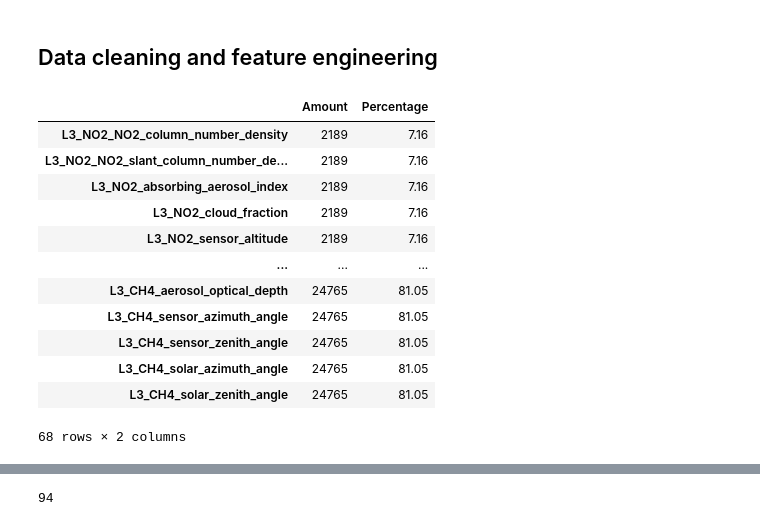
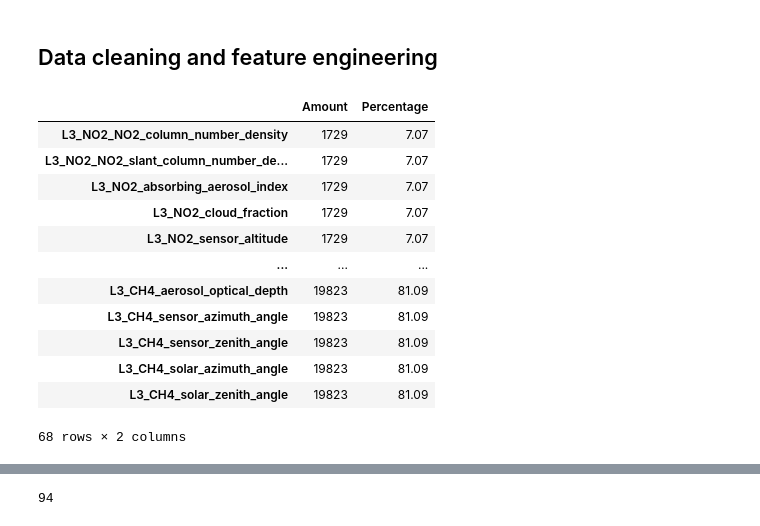
Before and after one commit to ilacosta14/Urban-Air-Pollution, a Jupyter notebook: Air_Poll.ipynb, the cells around one changed output, grey strips where cells are left out. Saved outputs shown, nothing was run; the diff lists cells and outputs as text; code cells hidden in the pictures.

```diff
--- a/Air_Poll.ipynb
+++ b/Air_Poll.ipynb
@@ -94,0 +76,5 @@ df_train.head(10)
+# %%
+X = df_train.drop(target_vars, axis=1)
+Y = df_train['target']
+
+X_train, X_val, y_train, y_val = train_test_split(X, Y, test_size=0.20, random_state=42)
@@ -96,21 +102,21 @@ df_train.head(10)
 ## Data cleaning and feature engineering
 # %%
 # Check the number of nans for each column
-missing = pd.DataFrame(df_train.isnull().sum(), columns=["Amount"])
-missing['Percentage'] = round((missing['Amount']/df_train.shape[0])*100, 2)
+missing = pd.DataFrame(X_train.isnull().sum(), columns=["Amount"])
+missing['Percentage'] = round((missing['Amount']/X_train.shape[0])*100, 2)
 missing[missing['Amount'] != 0]
 # %% [output]
 |  | Amount | Percentage |
-| L3_NO2_NO2_column_number_density | 2189 | 7.16 |
-| L3_NO2_NO2_slant_column_number_de... | 2189 | 7.16 |
-| L3_NO2_absorbing_aerosol_index | 2189 | 7.16 |
-| L3_NO2_cloud_fraction | 2189 | 7.16 |
-| L3_NO2_sensor_altitude | 2189 | 7.16 |
+| L3_NO2_NO2_column_number_density | 1729 | 7.07 |
+| L3_NO2_NO2_slant_column_number_de... | 1729 | 7.07 |
+| L3_NO2_absorbing_aerosol_index | 1729 | 7.07 |
+| L3_NO2_cloud_fraction | 1729 | 7.07 |
+| L3_NO2_sensor_altitude | 1729 | 7.07 |
 | ... | ... | ... |
-| L3_CH4_aerosol_optical_depth | 24765 | 81.05 |
-| L3_CH4_sensor_azimuth_angle | 24765 | 81.05 |
-| L3_CH4_sensor_zenith_angle | 24765 | 81.05 |
-| L3_CH4_solar_azimuth_angle | 24765 | 81.05 |
-| L3_CH4_solar_zenith_angle | 24765 | 81.05 |
+| L3_CH4_aerosol_optical_depth | 19823 | 81.09 |
+| L3_CH4_sensor_azimuth_angle | 19823 | 81.09 |
+| L3_CH4_sensor_zenith_angle | 19823 | 81.09 |
+| L3_CH4_solar_azimuth_angle | 19823 | 81.09 |
+| L3_CH4_solar_zenith_angle | 19823 | 81.09 |
 68 rows × 2 columns
 # %%
```
Also changed, not shown: parts of 47 cells of this notebook.
